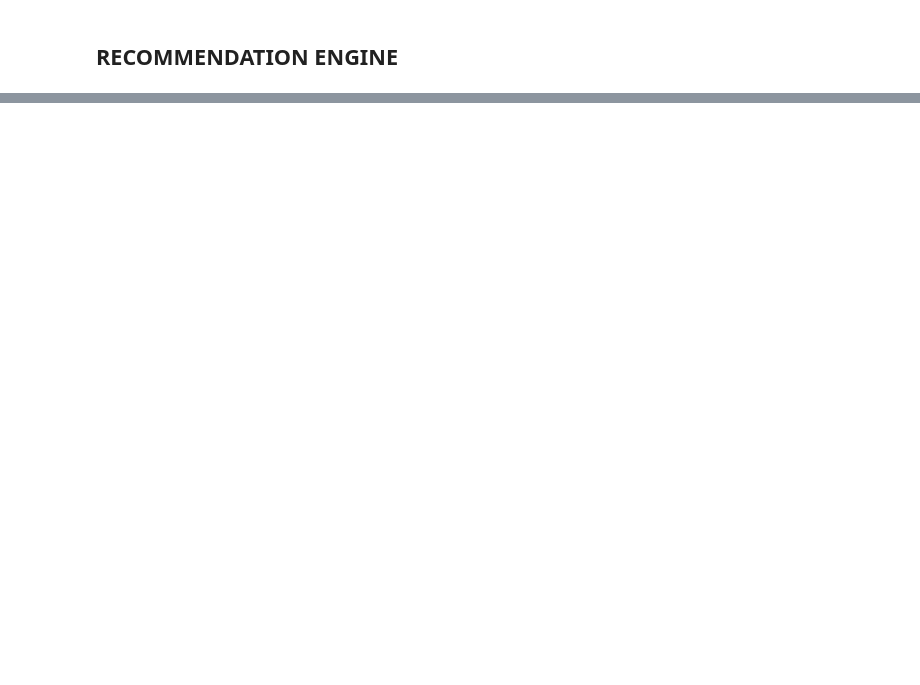
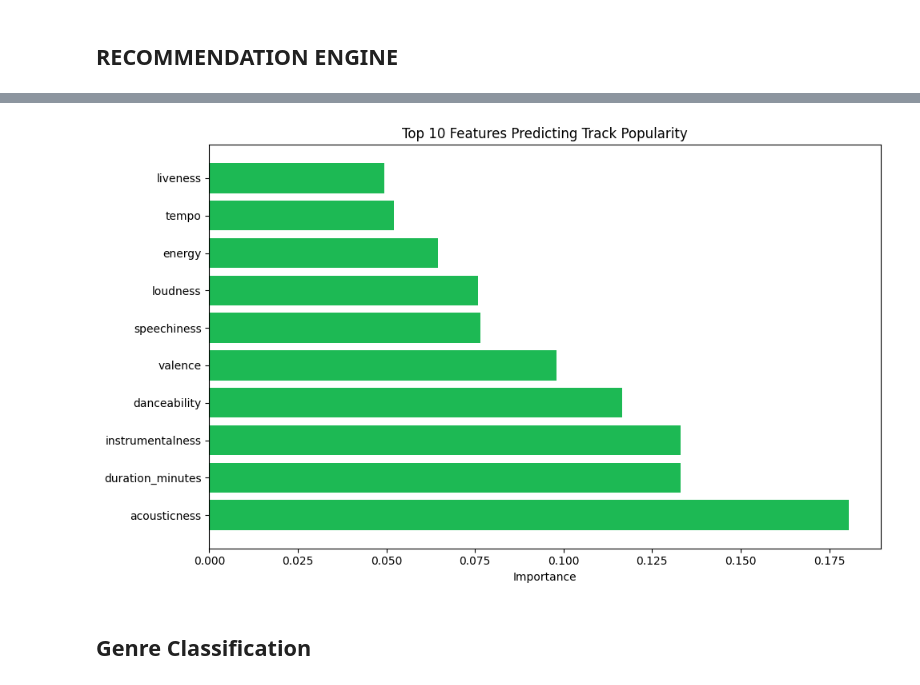
Before and after one commit to swathim251205/spotify-ml-music-insights, a Jupyter notebook: spotify-music-analytics.ipynb, the cells around one changed output, grey strips where cells are left out. Drawn from its saved outputs; the diff is of its cells as text; code cells hidden in the pictures; blank space fills up the shorter version.

Commit message:
Add: Recommendation, Predictive and Advanced Analysis

```diff
--- a/spotify-music-analytics.ipynb
+++ b/spotify-music-analytics.ipynb
@@ -451,0 +776,6 @@ print(artist_df['artist_tier'].value_counts())
+# %%
+# Split data
+X_train, X_test, y_train, y_test = train_test_split(X, y, test_size=0.2, random_state=42)
+
+print(f"Training set: {X_train.shape}")
+print(f"Test set: {X_test.shape}")
@@ -451,0 +790,10 @@ print(artist_df['artist_tier'].value_counts())
+# %%
+# Random Forest
+rf_model = RandomForestRegressor(n_estimators=100, max_depth=15, random_state=42, n_jobs=-1)
+rf_model.fit(X_train, y_train)
+rf_pred = rf_model.predict(X_test)
+# %%
+# Gradient Boosting
+gb_model = GradientBoostingRegressor(n_estimators=100, learning_rate=0.1, max_depth=5, random_state=42)
+gb_model.fit(X_train, y_train)
+gb_pred = gb_model.predict(X_test)
@@ -451,0 +823,9 @@ print(artist_df['artist_tier'].value_counts())
+# %%
+# Feature importance
+feature_importance = pd.DataFrame({
+    'feature': feature_cols,
+    'importance': gb_model.feature_importances_
+}).sort_values('importance', ascending=False)
+
+print("\n=== FEATURE IMPORTANCE (Top 10) ===")
+print(feature_importance.head(10))
@@ -451,0 +845,14 @@ print(artist_df['artist_tier'].value_counts())
+# %%
+# Visualization
+plt.figure(figsize=(10, 6))
+plt.barh(feature_importance.head(10)['feature'], feature_importance.head(10)['importance'],
+         color='#1DB954')
+plt.xlabel('Importance')
+plt.title('Top 10 Features Predicting Track Popularity')
+plt.tight_layout()
+plt.savefig('feature_importance.png', dpi=300, bbox_inches='tight')
+plt.show()
+# %% [output]
+[figure, added]
+# %% [markdown]
+## Genre Classification
```
Also changed, not shown: parts of 57 cells of this notebook, 9 other files.
